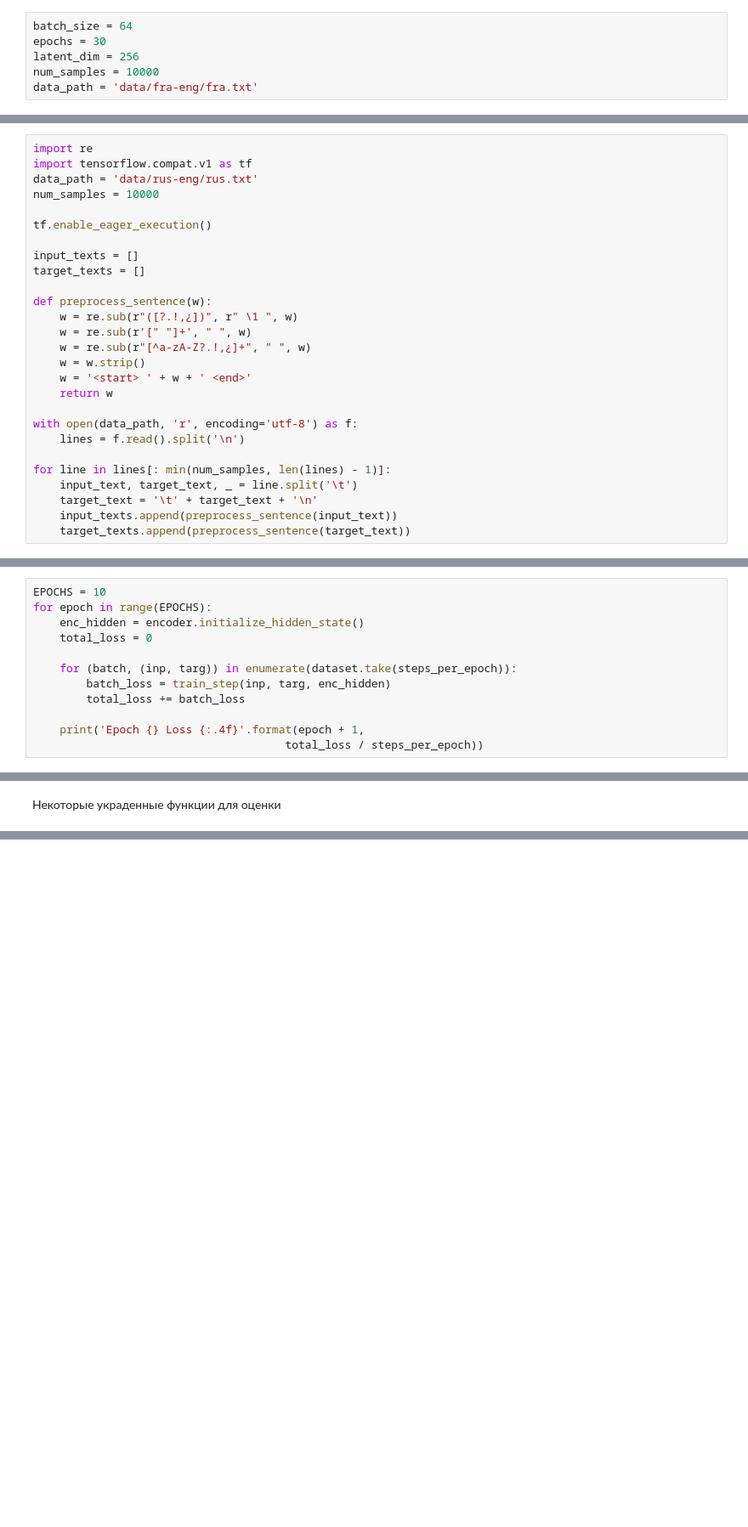
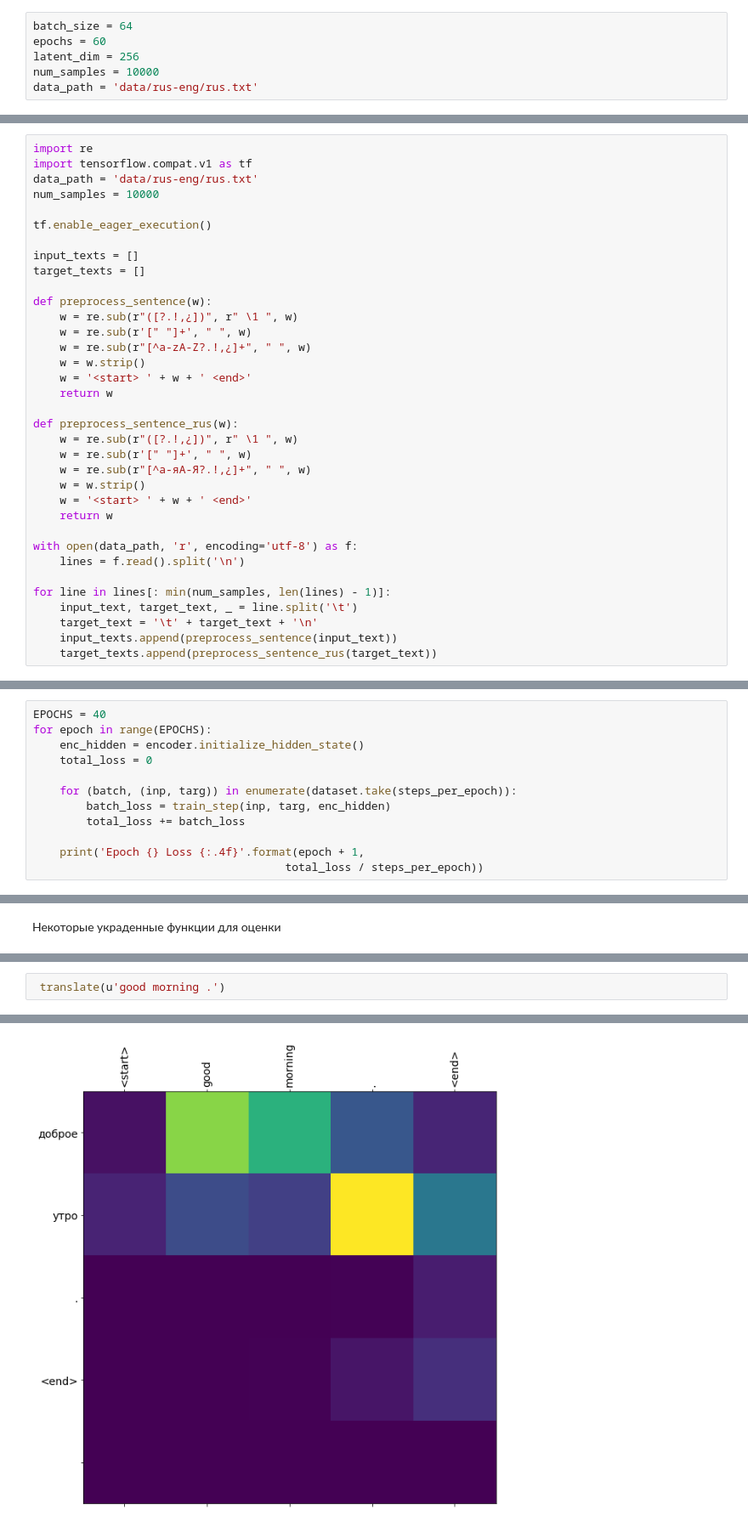
Before and after one commit to Aleksei741/Enter_NLP, a Jupyter notebook: Lesson_7/HW.ipynb, the cells around one changed output, grey strips where cells are left out. Shown at 85% size. Cells and saved outputs as stored; diff of their text form; blank space fills up the shorter version.

```diff
--- a/Lesson_7/HW.ipynb
+++ b/Lesson_7/HW.ipynb
@@ -4,10 +6,10 @@ from keras.layers import Input, LSTM, Dense
 import numpy as np
 # %%
 batch_size = 64
-epochs = 30
+epochs = 60
 latent_dim = 256
 num_samples = 10000
-data_path = 'data/fra-eng/fra.txt'
+data_path = 'data/rus-eng/rus.txt'
 # %%
 # Собираем из текстов токены и делаем pne-hot вектора на каждый токен
 
@@ -84,6 +176,14 @@ def preprocess_sentence(w):
     w = '<start> ' + w + ' <end>'
     return w
 
+def preprocess_sentence_rus(w):
+    w = re.sub(r"([?.!,¿])", r" \1 ", w)
+    w = re.sub(r'[" "]+', " ", w)
+    w = re.sub(r"[^а-яА-Я?.!,¿]+", " ", w)
+    w = w.strip()
+    w = '<start> ' + w + ' <end>'
+    return w
+
 with open(data_path, 'r', encoding='utf-8') as f:
     lines = f.read().split('\n')
 
@@ -91,4 +191,4 @@ for line in lines[: min(num_samples, len(lines) - 1)]:
     input_text, target_text, _ = line.split('\t')
     target_text = '\t' + target_text + '\n'
     input_texts.append(preprocess_sentence(input_text))
-    target_texts.append(preprocess_sentence(target_text))
+    target_texts.append(preprocess_sentence_rus(target_text))
@@ -222,7 +317,7 @@ def train_step(inp, targ, enc_hidden):
     optimizer.apply_gradients(zip(gradients, variables))
     return batch_loss
 # %%
-EPOCHS = 10
+EPOCHS = 40
 for epoch in range(EPOCHS):
     enc_hidden = encoder.initialize_hidden_state()
     total_loss = 0
@@ -843,0 +428,3 @@ Predicted translation: ['<start>', 'quel', 'quel', 'porte', '!', '<end>', '<end>
+# %%
+ translate(u'good morning .')
+# %% [output]
@@ -843,0 +433 @@ Predicted translation: ['<start>', 'quel', 'quel', 'porte', '!', '<end>', '<end>
+[figure, added]
```
Also changed, not shown: parts of 58 cells of this notebook, 2 other files.
